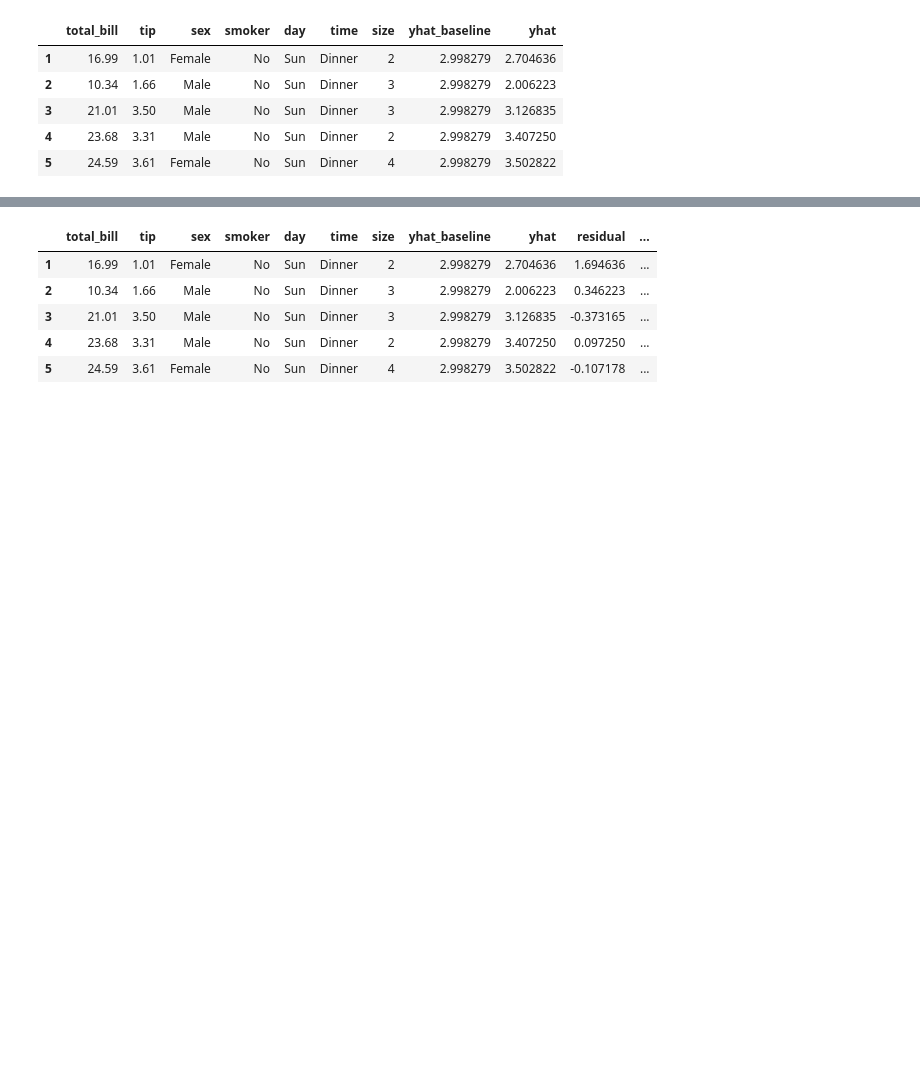
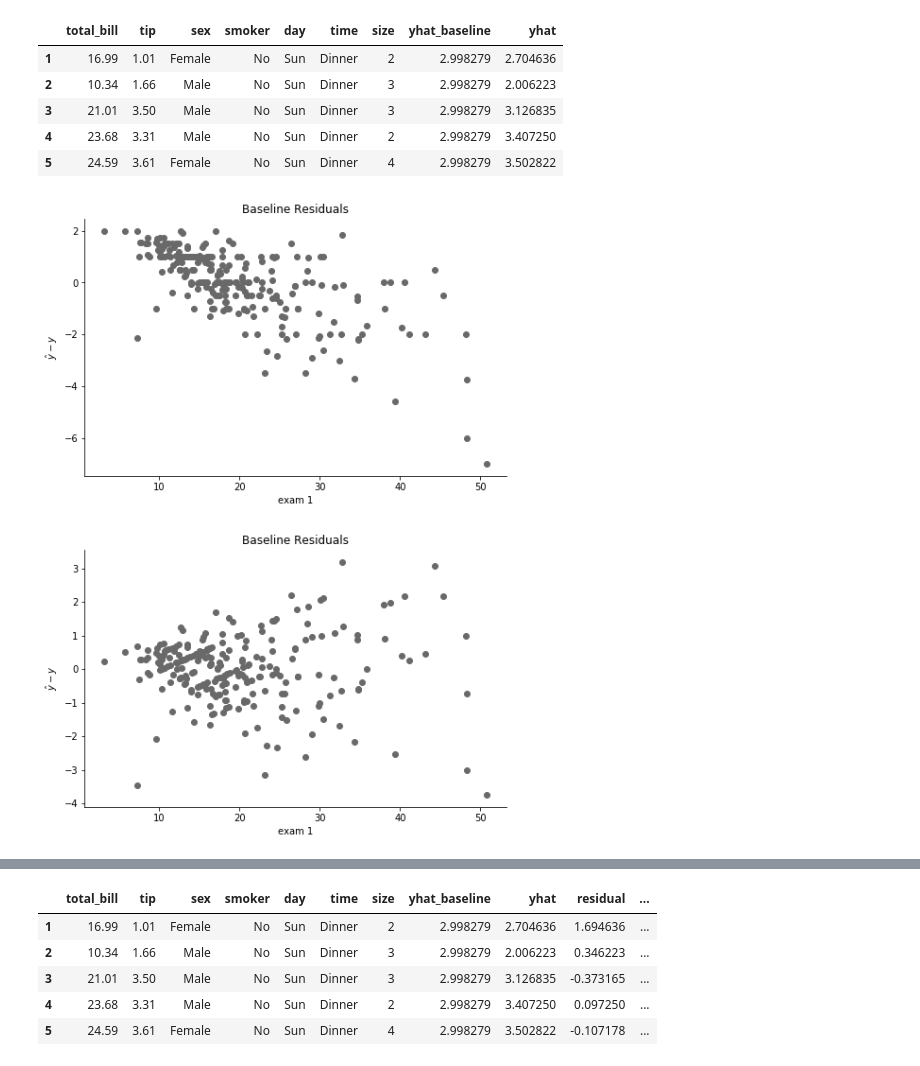
Before and after one commit to sunwenliang14/ds-methodologies-exercises, a Jupyter notebook: regression/evaluate.ipynb, the cells around one changed output, grey strips where cells are left out. Cells and saved outputs as stored; diff of their text form; code cells hidden in the pictures; blank space fills up the shorter version.

```diff
--- a/regression/evaluate.ipynb
+++ b/regression/evaluate.ipynb
@@ -8,5 +9,5 @@ import matplotlib.pyplot as plt
 # %%
-df = tips = data('tips')
+df = data('tips')
 # %%
 df.head()
 # %% [output]
@@ -38,3 +38,9 @@ df.head()
 | 3 | 21.01 | 3.50 | Male | No | Sun | Dinner | 3 | 2.998279 | 3.126835 |
 | 4 | 23.68 | 3.31 | Male | No | Sun | Dinner | 2 | 2.998279 | 3.407250 |
 | 5 | 24.59 | 3.61 | Female | No | Sun | Dinner | 4 | 2.998279 | 3.502822 |
+# %%
+viz.evaluation_example5(df, df.total_bill, df.residual_baseline)
+viz.evaluation_example5(df, df.total_bill, df.residual)
+# %% [output]
+[figure, added]
+[figure, added]
```
Also changed, not shown: parts of 45 cells of this notebook.
